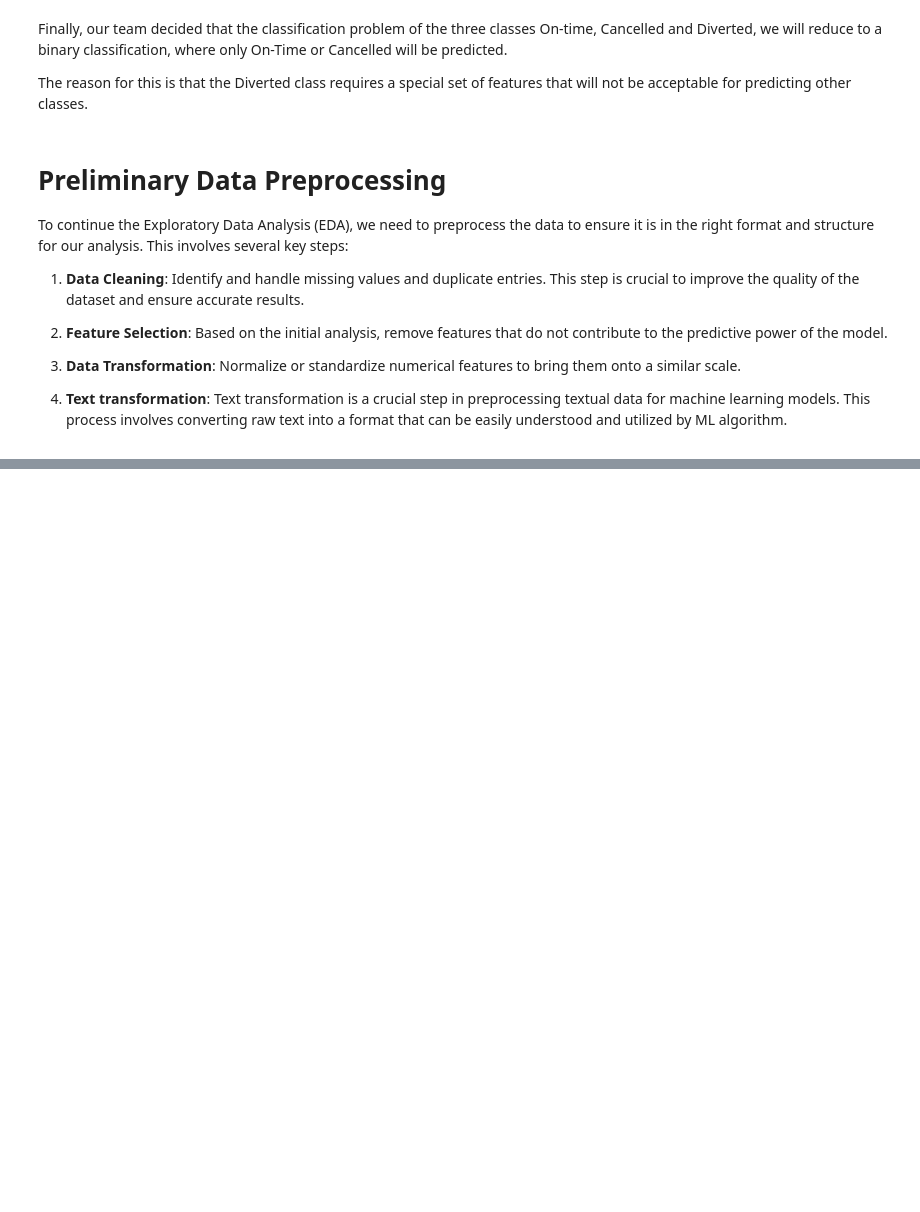
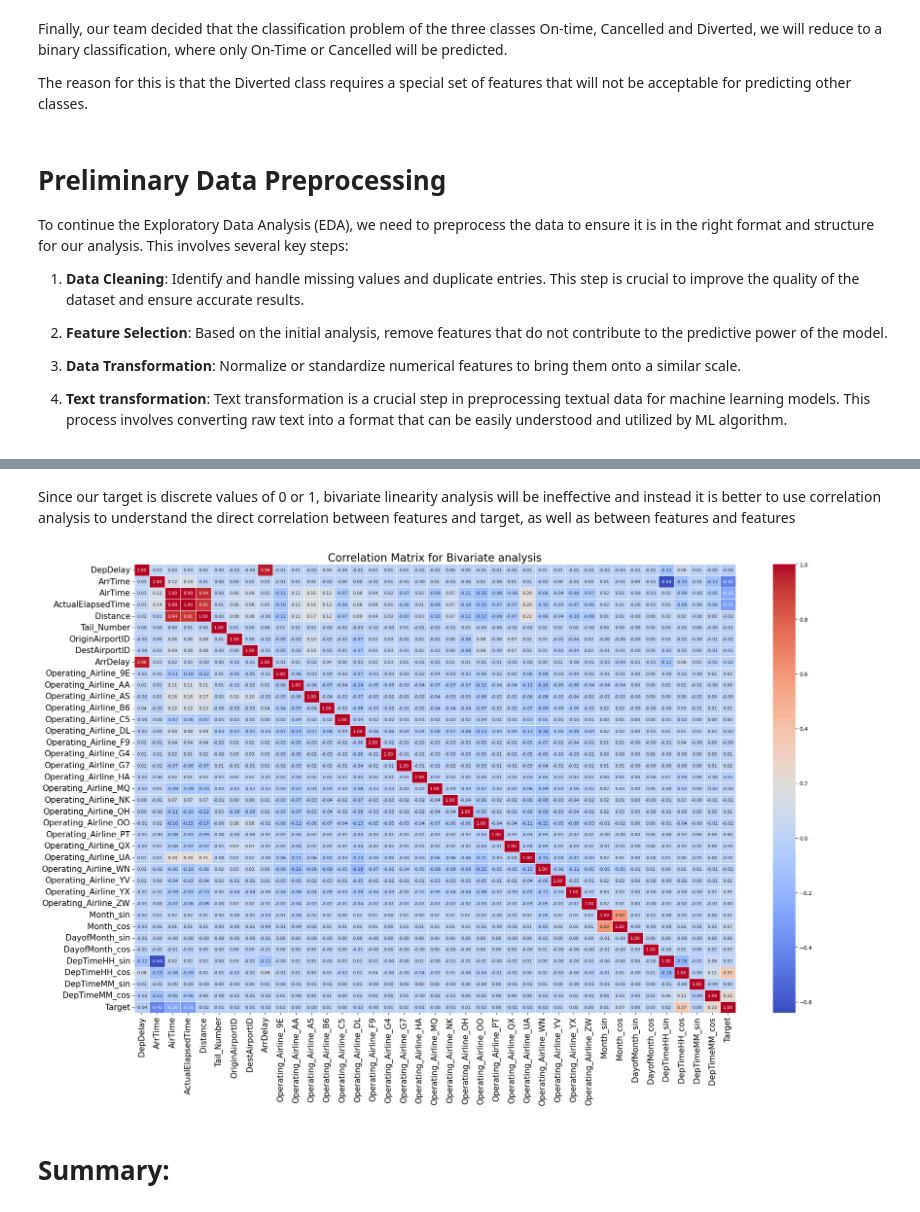
Before and after one commit to IVproger/MLops-project, a Jupyter notebook: notebooks/data_analysis.ipynb, the cells around one changed output, grey strips where cells are left out. Cells and saved outputs as stored; diff of their text form; code cells hidden in the pictures; blank space fills up the shorter version.

```diff
--- a/notebooks/data_analysis.ipynb
+++ b/notebooks/data_analysis.ipynb
@@ -342,0 +375,17 @@ df.head()
+# %% [markdown]
+Since our target is discrete values of 0 or 1, bivariate linearity analysis will be ineffective and instead it is better to use correlation analysis to understand the direct correlation between features and target, as well as between features and features
+# %%
+# Calculate the correlation matrix
+corr_matrix = df.corr()
+
+# Plot the correlation matrix with enhanced aesthetics
+plt.figure(figsize=(25, 15))
+sns.heatmap(corr_matrix, annot=True, cmap='coolwarm', fmt=".2f", linewidths=.5, annot_kws={"size": 8})
+plt.title('Correlation Matrix for Bivariate analysis', size=20)
+plt.xticks(fontsize=15)
+plt.yticks(fontsize=15)
+plt.show()
+# %% [output]
+[figure, added]
+# %% [markdown]
+# Summary:
```
Also changed, not shown: parts of 17 cells of this notebook, 2 other files.
